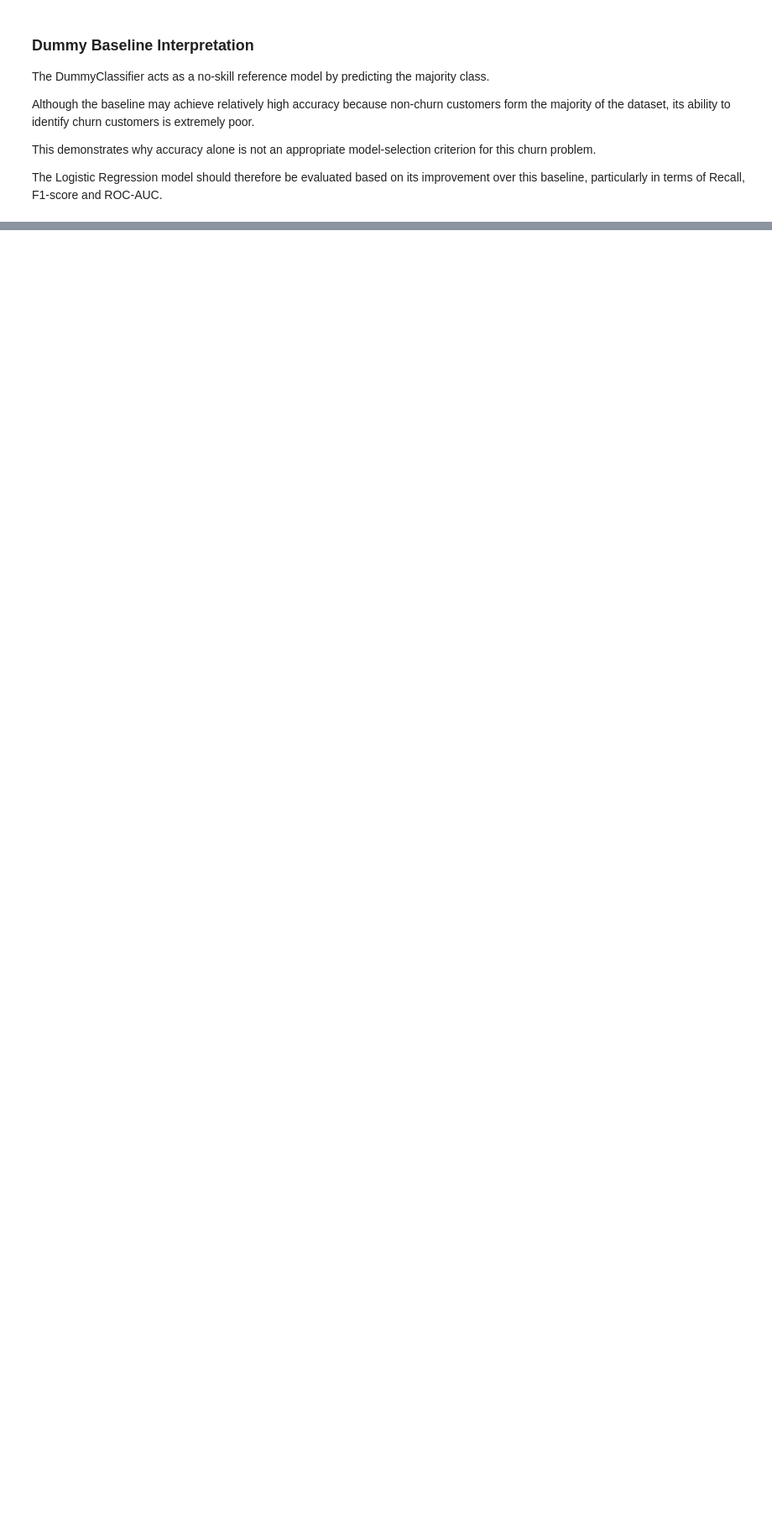
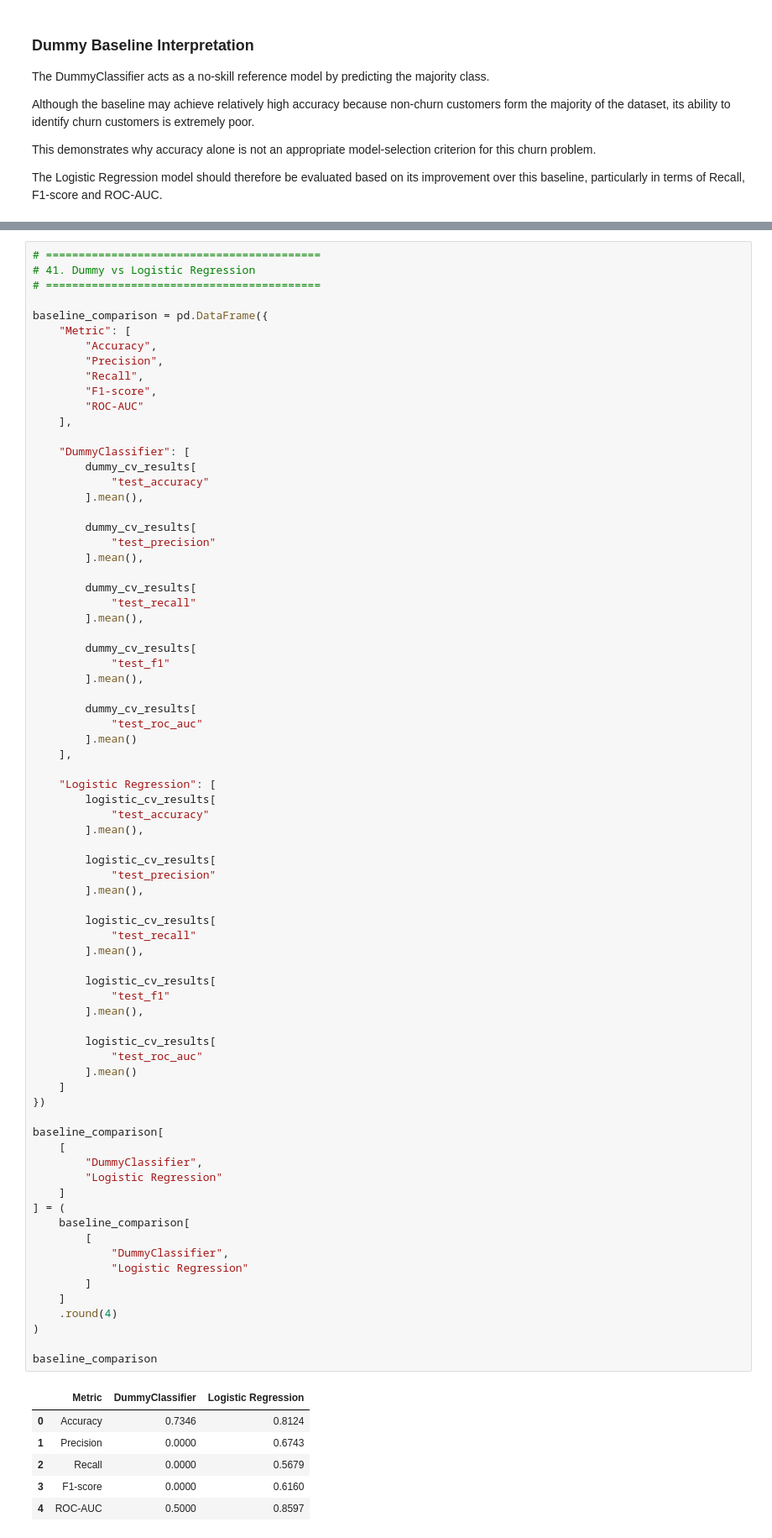
Before and after one commit to rgthimirad-cpu/Customer-Churn-Prediction-Business-Intelligence-System, a Jupyter notebook: Machine Learning/notebooks/01_logistic_regression.ipynb, the cells around one changed output, grey strips where cells are left out. Shown at 84% size. Drawn from its saved outputs; the diff is of its cells as text; blank space fills up the shorter version.

```diff
--- a/Machine Learning/notebooks/01_logistic_regression.ipynb
+++ b/Machine Learning/notebooks/01_logistic_regression.ipynb
@@ -1091,0 +1395,82 @@ The Logistic Regression model should therefore be evaluated based on its improve
+# %%
+# ==========================================
+# 41. Dummy vs Logistic Regression
+# ==========================================
+
+baseline_comparison = pd.DataFrame({
+    "Metric": [
+        "Accuracy",
+        "Precision",
+        "Recall",
+        "F1-score",
+        "ROC-AUC"
+    ],
+
+    "DummyClassifier": [
+        dummy_cv_results[
+            "test_accuracy"
+        ].mean(),
+
+        dummy_cv_results[
+            "test_precision"
+        ].mean(),
+
+        dummy_cv_results[
+            "test_recall"
+        ].mean(),
+
+        dummy_cv_results[
+            "test_f1"
+        ].mean(),
+
+        dummy_cv_results[
+            "test_roc_auc"
+        ].mean()
+    ],
+
+    "Logistic Regression": [
+        logistic_cv_results[
+            "test_accuracy"
+        ].mean(),
+
+        logistic_cv_results[
+            "test_precision"
+        ].mean(),
+
+        logistic_cv_results[
+            "test_recall"
+        ].mean(),
+
+        logistic_cv_results[
+            "test_f1"
+        ].mean(),
+
+        logistic_cv_results[
+            "test_roc_auc"
+        ].mean()
+    ]
+})
+
+baseline_comparison[
+    [
+        "DummyClassifier",
+        "Logistic Regression"
+    ]
+] = (
+    baseline_comparison[
+        [
+            "DummyClassifier",
+            "Logistic Regression"
+        ]
+    ]
+    .round(4)
+)
+
+baseline_comparison
+# %% [output]
+|  | Metric | DummyClassifier | Logistic Regression |
+| 0 | Accuracy | 0.7346 | 0.8124 |
+| 1 | Precision | 0.0000 | 0.6743 |
+| 2 | Recall | 0.0000 | 0.5679 |
+| 3 | F1-score | 0.0000 | 0.6160 |
+| 4 | ROC-AUC | 0.5000 | 0.8597 |
```
Also changed, not shown: parts of 9 cells of this notebook.
